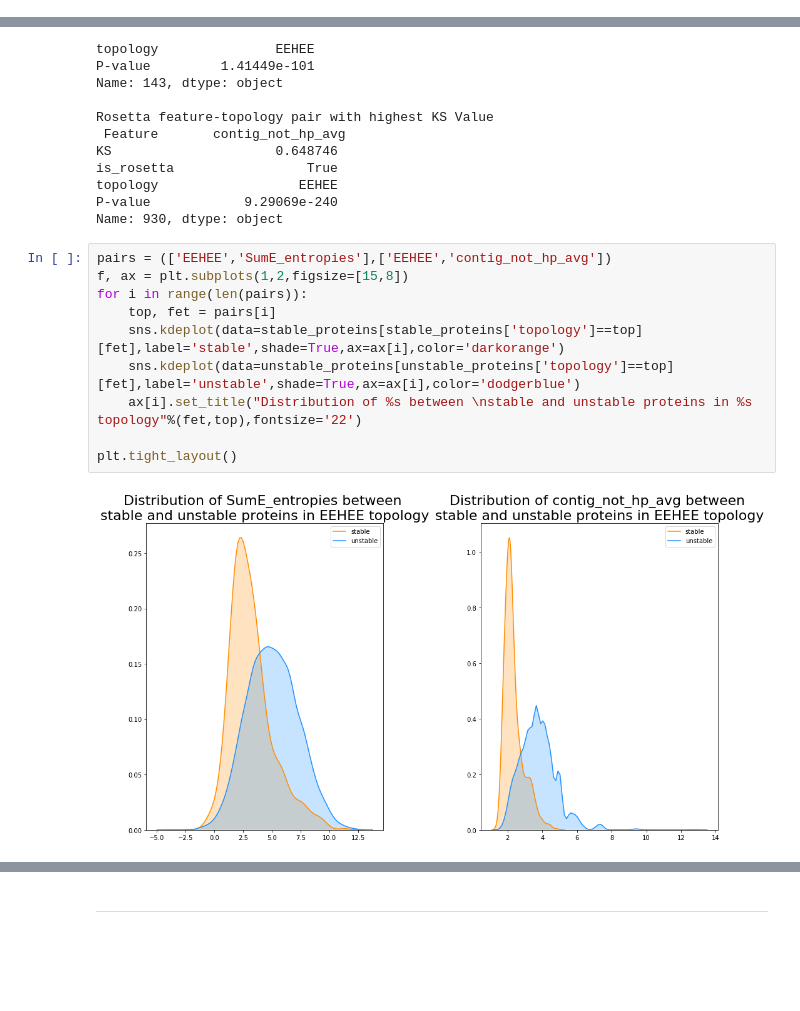
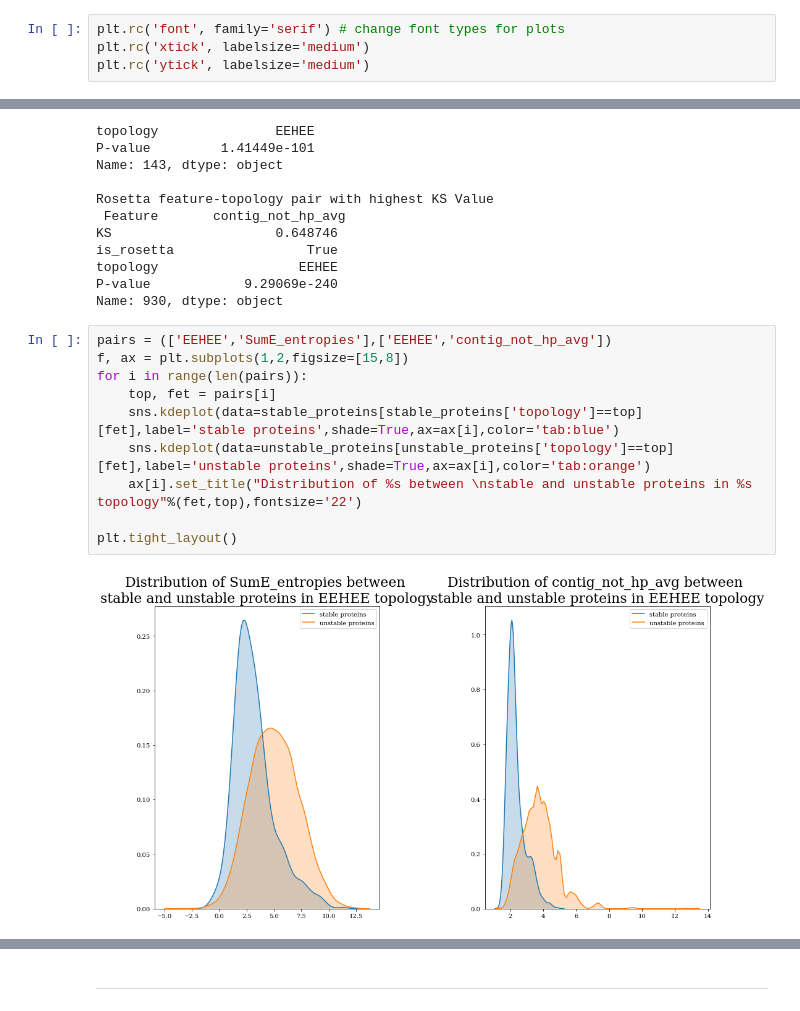
Before and after one commit to jandestrada/Scnf_Publication, a Jupyter notebook: Scnf_Feature_Statistics.ipynb, the cells around one changed output, grey strips where cells are left out. Cells and saved outputs as stored; diff of their text form; blank space fills up the shorter version.

```diff
--- a/Scnf_Feature_Statistics.ipynb
+++ b/Scnf_Feature_Statistics.ipynb
@@ -44,6 +45,10 @@ Total number of topologies --> 11
 # Visualize Features for Classification
 # %%
 from HelperFunctions.feature_visualizations import show_all_plots
+# %%
+plt.rc('font', family='serif') # change font types for plots
+plt.rc('xtick', labelsize='medium')
+plt.rc('ytick', labelsize='medium')
 # %% [markdown]
 ## Topology-unspecified
 
@@ -312,12 +317,12 @@ Name: 930, dtype: object
 # %%
 pairs = (['EEHEE','SumE_entropies'],['EEHEE','contig_not_hp_avg'])
 f, ax = plt.subplots(1,2,figsize=[15,8])
 for i in range(len(pairs)):
     top, fet = pairs[i]
-    sns.kdeplot(data=stable_proteins[stable_proteins['topology']==top][fet],label='stable',shade=True,ax=ax[i],color='darkorange')
-    sns.kdeplot(data=unstable_proteins[unstable_proteins['topology']==top][fet],label='unstable',shade=True,ax=ax[i],color='dodgerblue')
+    sns.kdeplot(data=stable_proteins[stable_proteins['topology']==top][fet],label='stable proteins',shade=True,ax=ax[i],color='tab:blue')
+    sns.kdeplot(data=unstable_proteins[unstable_proteins['topology']==top][fet],label='unstable proteins',shade=True,ax=ax[i],color='tab:orange')
     ax[i].set_title("Distribution of %s between \nstable and unstable proteins in %s topology"%(fet,top),fontsize='22')
 
 plt.tight_layout()
 # %% [output]
-[figure, old version]
+[figure, new version]
```
Also changed, not shown: parts of 15 cells of this notebook, 52 other files.
